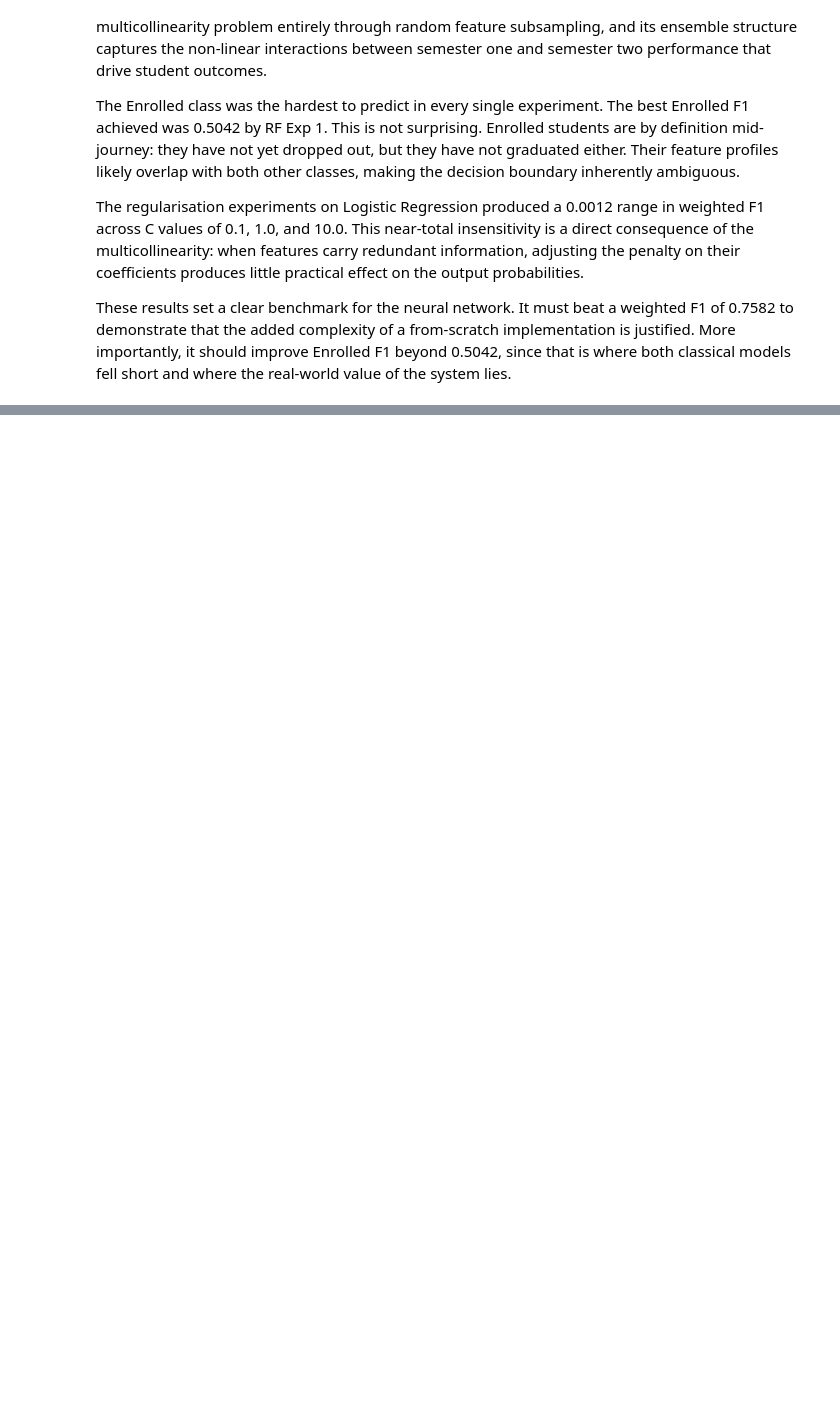
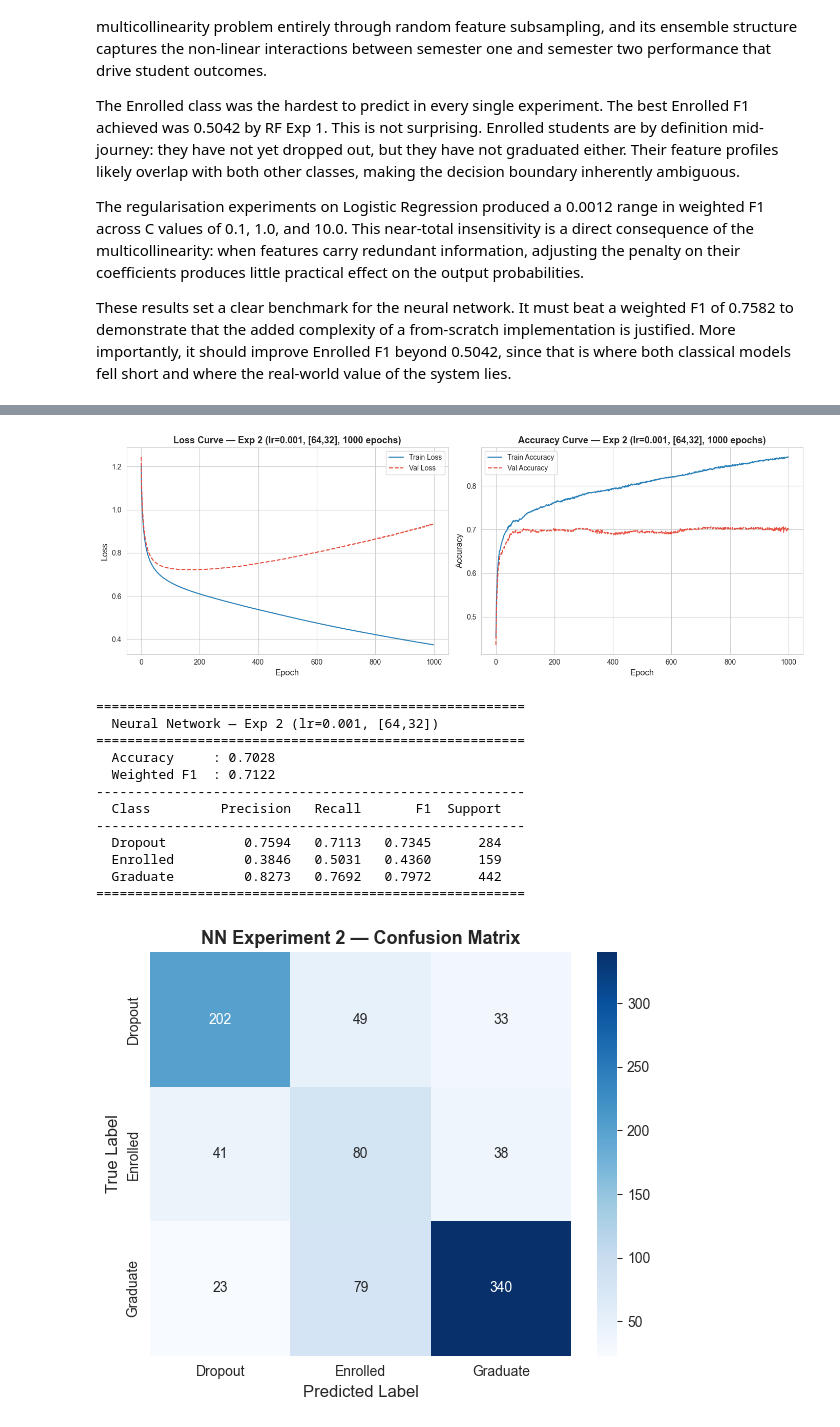
Before and after one commit to Ebi-Tech/academic-risk-classifier, a Jupyter notebook: Assignment1_DivineIfechukwude.ipynb, the cells around one changed output, grey strips where cells are left out. Saved outputs shown, nothing was run; the diff lists cells and outputs as text; code cells hidden in the pictures; blank space fills up the shorter version.

```diff
--- a/Assignment1_DivineIfechukwude.ipynb
+++ b/Assignment1_DivineIfechukwude.ipynb
@@ -910,0 +1509,28 @@ These results set a clear benchmark for the neural network. It must beat a weigh
+# %%
+EXP2_LR     = 0.001
+EXP2_DIMS   = [36, 64, 32, 3]
+EXP2_EPOCHS = 1000
+
+print("=== Experiment 2: lr=0.001, hidden=[64,32], epochs=1000 ===\n")
+
+params_exp2, history_exp2 = train(
+    X_train_scaled, Y_train_oh, y_train,
+    X_test_scaled,  Y_test_oh,  y_test,
+    layer_dims    = EXP2_DIMS,
+    learning_rate = EXP2_LR,
+    epochs        = EXP2_EPOCHS,
+    batch_size    = BATCH_SIZE,
+    class_weights = class_weight_dict
+)
+
+plot_learning_curves(history_exp2,
+    "Exp 2 (lr=0.001, [64,32], 1000 epochs)")
+
+y_pred_nn2  = predict(X_test_scaled, params_exp2)
+metrics_nn2 = compute_metrics(y_test, y_pred_nn2)
+print_metrics(metrics_nn2,
+    "Neural Network — Exp 2 (lr=0.001, [64,32])")
+plot_confusion_matrix(
+    metrics_nn2['confusion_matrix'],
+    title="NN Experiment 2 — Confusion Matrix")
+# %% [output]
@@ -910,0 +1550,14 @@ These results set a clear benchmark for the neural network. It must beat a weigh
+[figure, added]
+=======================================================
+  Neural Network — Exp 2 (lr=0.001, [64,32])
+=======================================================
+  Accuracy     : 0.7028
+  Weighted F1  : 0.7122
+-------------------------------------------------------
+  Class         Precision   Recall       F1  Support
+-------------------------------------------------------
+  Dropout          0.7594   0.7113   0.7345      284
+  Enrolled         0.3846   0.5031   0.4360      159
+  Graduate         0.8273   0.7692   0.7972      442
+=======================================================
+[figure, added]
```
Also changed, not shown: parts of 30 cells of this notebook.
